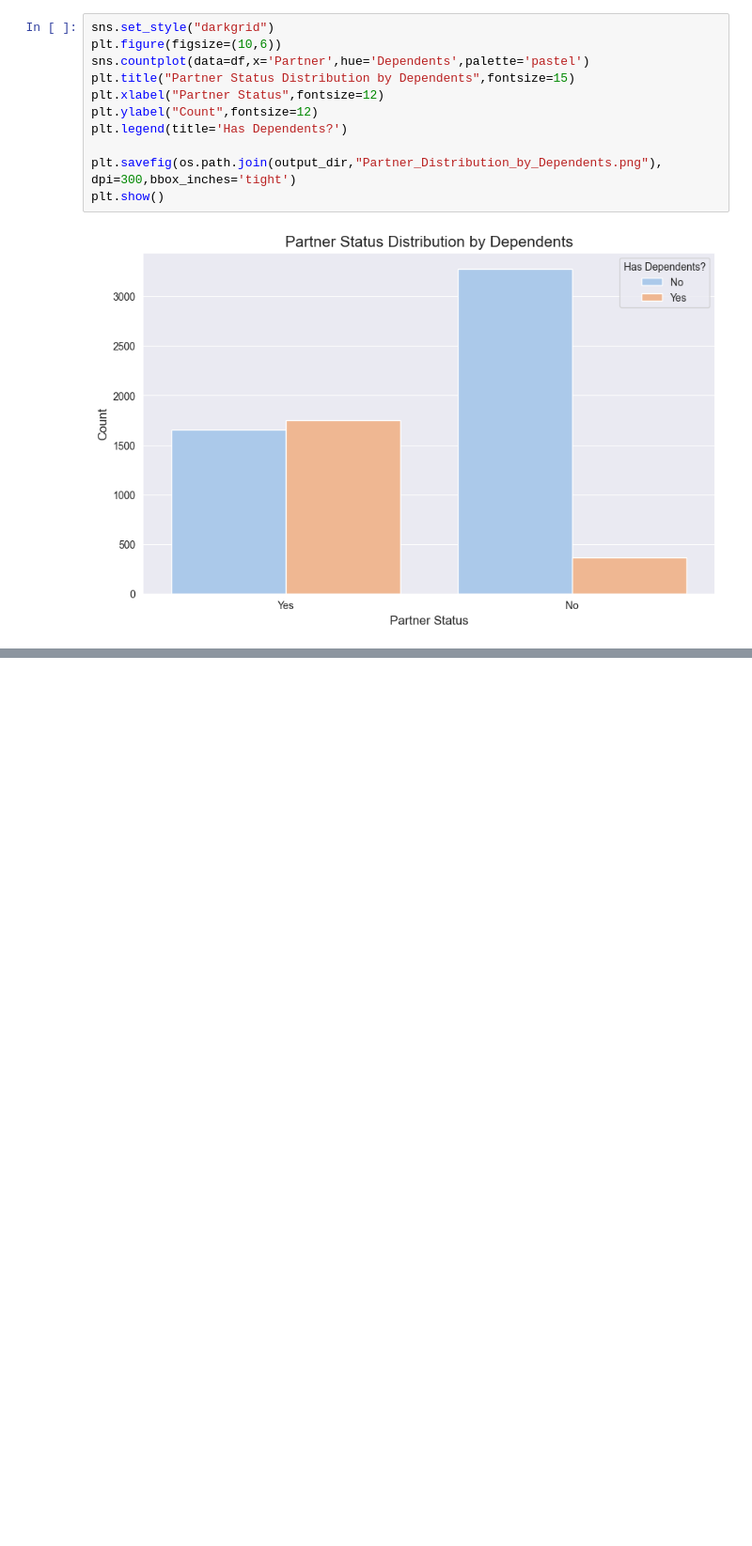
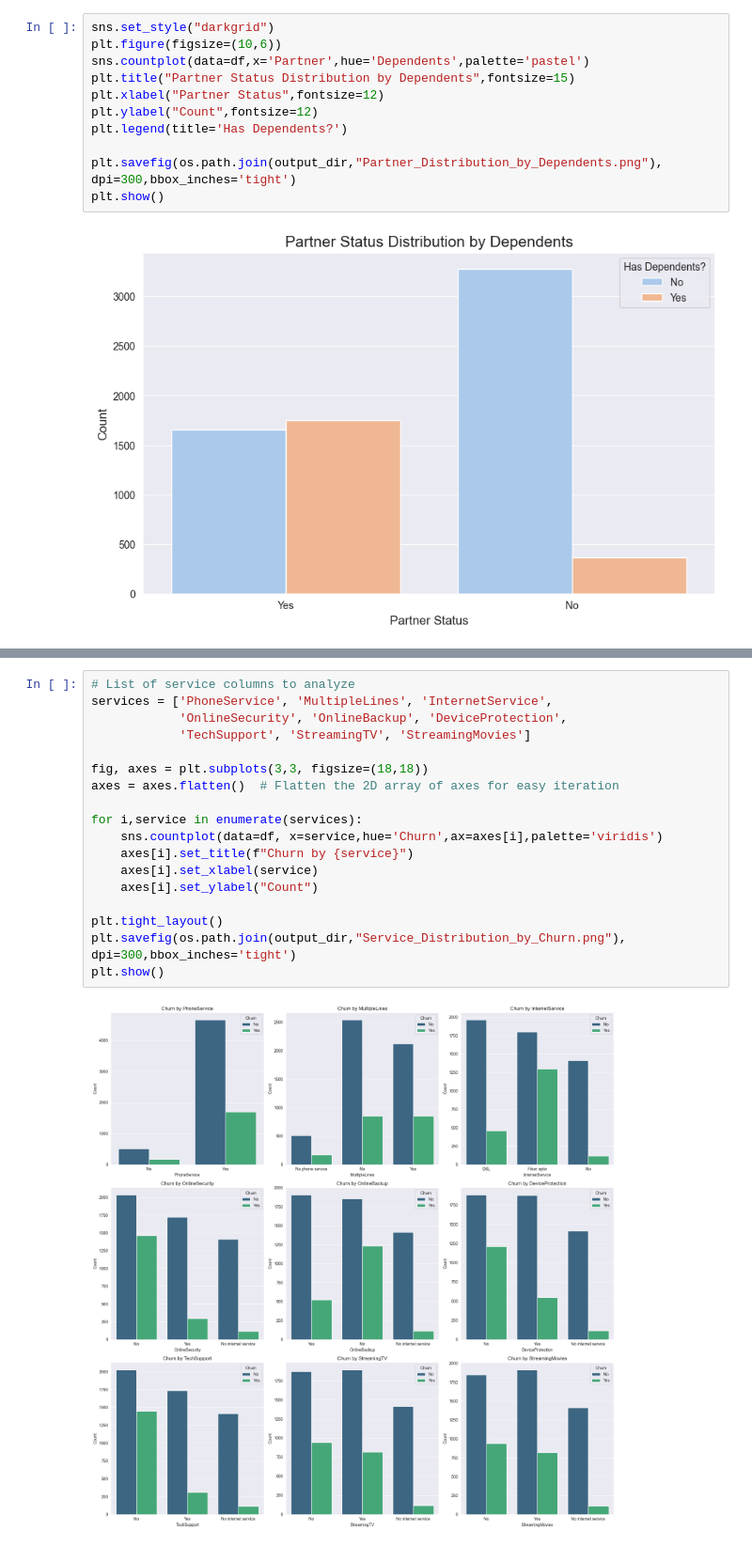
Before and after one commit to Md-Shahzaib-Raza/Customer-Segmentation-Churn-Analysis, a Jupyter notebook: notebooks/01_eda_and_cleaning.ipynb, the cells around one changed output, grey strips where cells are left out. Shown at 94% size. Saved outputs shown, nothing was run; the diff lists cells and outputs as text; blank space fills up the shorter version.

```diff
--- a/notebooks/01_eda_and_cleaning.ipynb
+++ b/notebooks/01_eda_and_cleaning.ipynb
@@ -160,0 +186,20 @@ plt.show()
+# %%
+# List of service columns to analyze
+services = ['PhoneService', 'MultipleLines', 'InternetService',
+            'OnlineSecurity', 'OnlineBackup', 'DeviceProtection',
+            'TechSupport', 'StreamingTV', 'StreamingMovies']
+
+fig, axes = plt.subplots(3,3, figsize=(18,18))
+axes = axes.flatten()  # Flatten the 2D array of axes for easy iteration
+
+for i,service in enumerate(services):
+    sns.countplot(data=df, x=service,hue='Churn',ax=axes[i],palette='viridis')
+    axes[i].set_title(f"Churn by {service}")
+    axes[i].set_xlabel(service)
+    axes[i].set_ylabel("Count")
+
+plt.tight_layout()
+plt.savefig(os.path.join(output_dir,"Service_Distribution_by_Churn.png"), dpi=300,bbox_inches='tight')
+plt.show()
+# %% [output]
+[figure, added]
```
Also changed, not shown: parts of 4 cells of this notebook, 3 other files.
